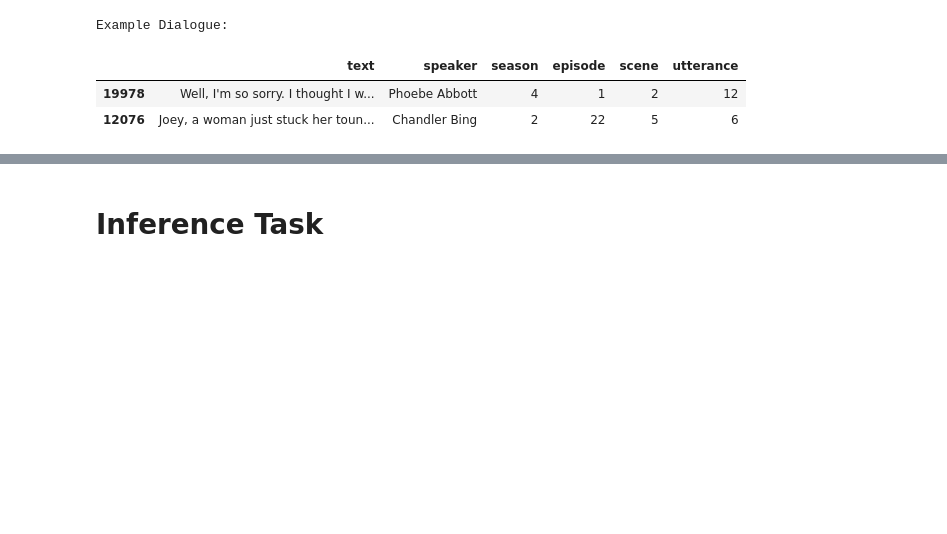
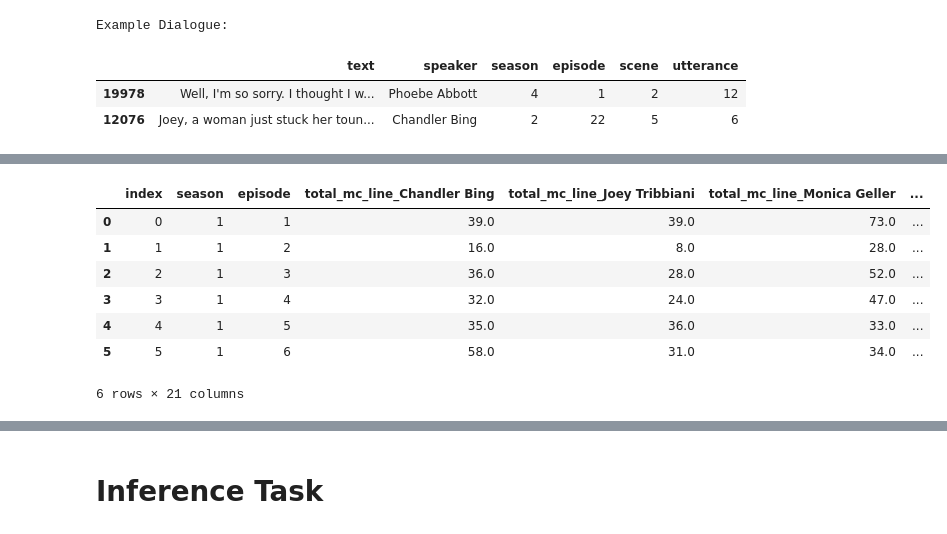
Before and after one commit to OMacgowan/episode_rating_predictor, a Jupyter notebook: main.ipynb, the cells around one changed output, grey strips where cells are left out. Saved outputs shown, nothing was run; the diff lists cells and outputs as text; code cells hidden in the pictures; blank space fills up the shorter version.

```diff
--- a/main.ipynb
+++ b/main.ipynb
@@ -43,0 +139,9 @@ Example Episode:
+# %%
+#PART 2 CHARACTER STATS
+################################################################################
+
+#JOINING TABLE (by character) - TEMPORARY
+
+jt_2 = all_dialogue[dialogue_mc_indexs].groupby(["season", "episode", "speaker"]).agg("first").reset_index().drop(columns=["scene", "utterance", "text"])
+
+jt_2.head(6)
@@ -43,0 +184,21 @@ Example Episode:
+# %%
+jt_2 = jt_2.pivot(index=["season", "episode"], columns="speaker", values=["total_mc_line", "total_mc_scene", "total_mc_exclam_line"]).reset_index(inplace=False)
+
+jt_2.columns = ['_'.join(map(str, col)).strip() for col in jt_2.columns.values]
+
+jt_2.reset_index(inplace=True)
+
+jt_2.rename(columns={"season_":"season", "episode_":"episode"}, inplace=True)
+
+
+
+jt_2.head(6)
+# %% [output]
+|  | index | season | episode | total_mc_line_Chandler Bing | total_mc_line_Joey Tribbiani | total_mc_line_Monica Geller | ... |
+| 0 | 0 | 1 | 1 | 39.0 | 39.0 | 73.0 | ... |
+| 1 | 1 | 1 | 2 | 16.0 | 8.0 | 28.0 | ... |
+| 2 | 2 | 1 | 3 | 36.0 | 28.0 | 52.0 | ... |
+| 3 | 3 | 1 | 4 | 32.0 | 24.0 | 47.0 | ... |
+| 4 | 4 | 1 | 5 | 35.0 | 36.0 | 33.0 | ... |
+| 5 | 5 | 1 | 6 | 58.0 | 31.0 | 34.0 | ... |
+6 rows × 21 columns
```
Also changed, not shown: parts of 9 cells of this notebook.
